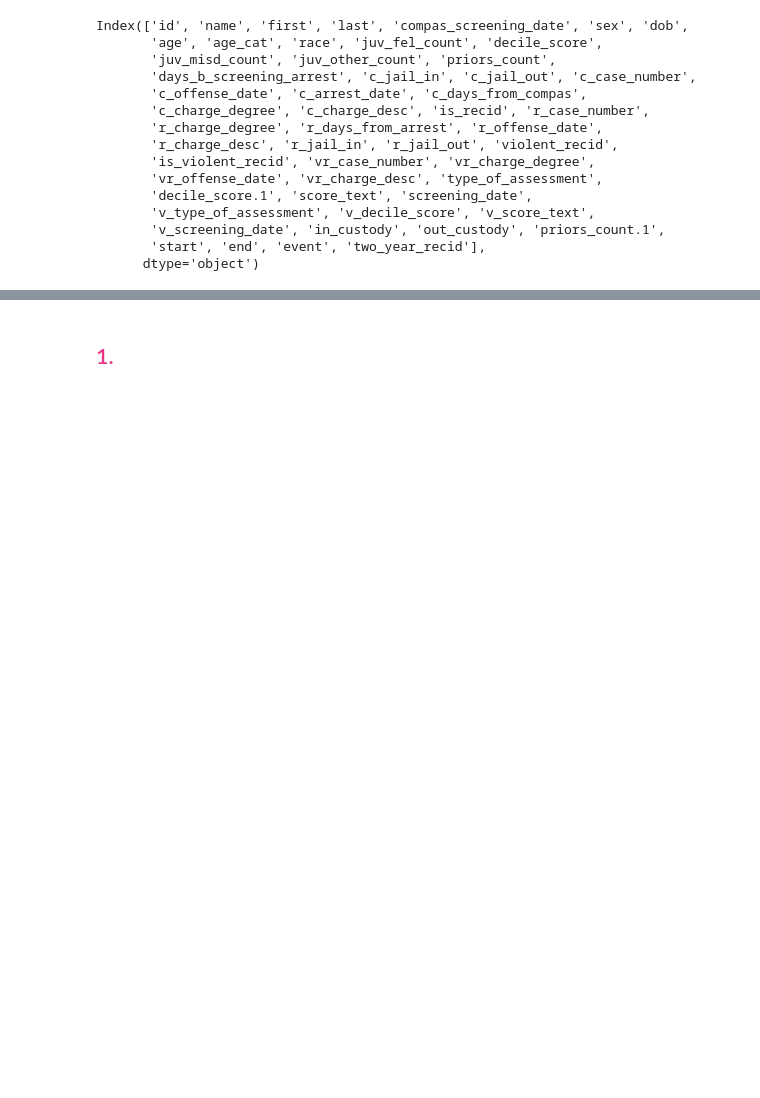
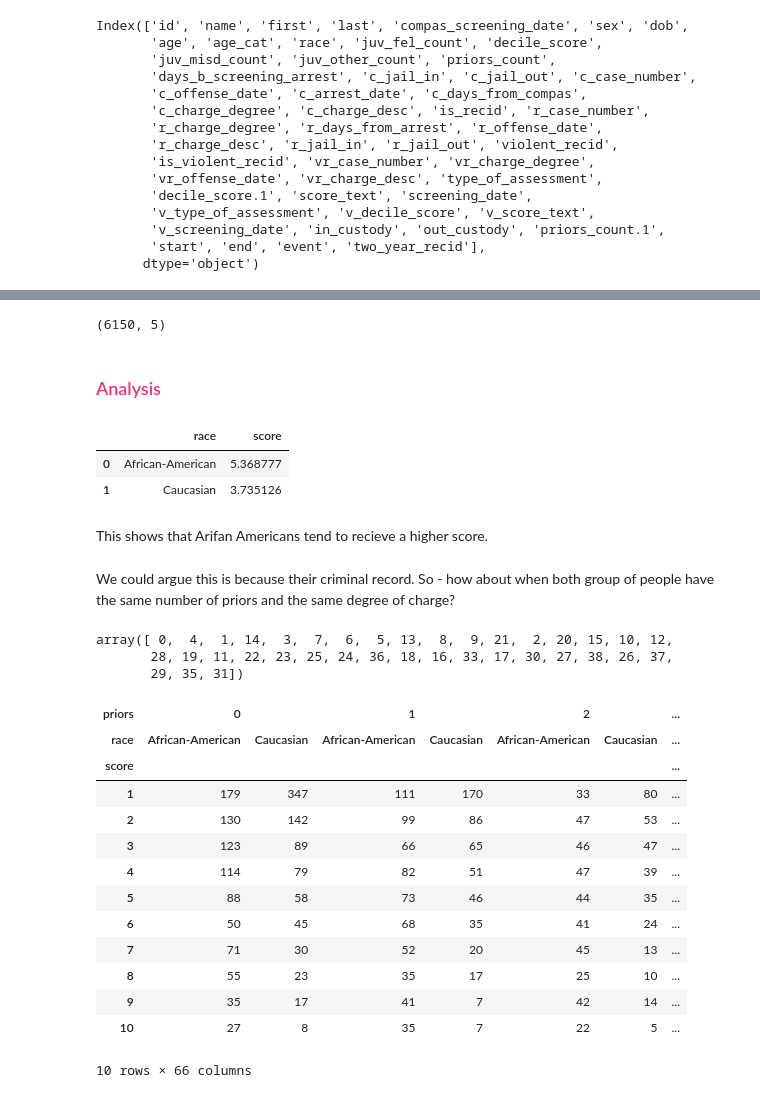
Before and after one commit to doomsdayhotel/COMPAS-analysis, a Jupyter notebook: COMPAS Project.ipynb, the cells around one changed output, grey strips where cells are left out. Saved outputs shown, nothing was run; the diff lists cells and outputs as text; code cells hidden in the pictures; blank space fills up the shorter version.

Commit message:
data prep and analysis for q1

```diff
--- a/COMPAS Project.ipynb
+++ b/COMPAS Project.ipynb
@@ -46,0 +71,3 @@ Index(['id', 'name', 'first', 'last', 'compas_screening_date', 'sex', 'dob',
+# %%
+df_q1 = df[['id', 'race', 'decile_score', 'priors_count', 'c_charge_degree']]
+df_q1.head()
@@ -46,0 +81,3 @@ Index(['id', 'name', 'first', 'last', 'compas_screening_date', 'sex', 'dob',
+# %%
+df_q1.rename(columns = {'decile_score':'score', 'priors_count' : 'priors', 'c_charge_degree' : 'charge_degree'}, inplace = True)
+df_q1.head()
@@ -92,0 +111,7 @@ Steps for analysis:
+# %%
+keep = ['Other', 'Hispanic',
+       'Native American', 'Asian']
+# %%
+#only keep Caucasian and Afican American
+df_q1 = df_q1[~df_q1['race'].isin(keep)]
+df_q1.head()
@@ -93,2 +125,40 @@ Steps for analysis:
+# %%
+df_q1.shape
+# %% [output]
+(6150, 5)
 # %% [markdown]
-## <font color='#eb3483'> 1.  </font>
+### <font color='#eb3483'> Analysis </font>
+# %%
+mean_by_race = df_q1[['race', 'score']].groupby("race", as_index=False).mean()
+mean_by_race
+# %% [output]
+|  | race | score |
+| 0 | African-American | 5.368777 |
+| 1 | Caucasian | 3.735126 |
+# %% [markdown]
+This shows that Arifan Americans tend to recieve a higher score.
+# %% [markdown]
+We could argue this is because their criminal record. So - how about when both group of people have the same number of priors and the same degree of charge?
+# %%
+df_q1['priors'].unique()
+# %% [output]
+array([ 0,  4,  1, 14,  3,  7,  6,  5, 13,  8,  9, 21,  2, 20, 15, 10, 12,
+       28, 19, 11, 22, 23, 25, 24, 36, 18, 16, 33, 17, 30, 27, 38, 26, 37,
+       29, 35, 31])
+# %%
+pd.crosstab(df_q1.score, [df_q1.priors, df_q1.race], rownames=['score'], colnames=['priors', 'race'])
+# %% [output]
+| priors | 0 |  | 1 |  | 2 |  | ... |
+| race | African-American | Caucasian | African-American | Caucasian | African-American | Caucasian | ... |
+| score |  |  |  |  |  |  | ... |
+| 1 | 179 | 347 | 111 | 170 | 33 | 80 | ... |
+| 2 | 130 | 142 | 99 | 86 | 47 | 53 | ... |
+| 3 | 123 | 89 | 66 | 65 | 46 | 47 | ... |
+| 4 | 114 | 79 | 82 | 51 | 47 | 39 | ... |
+| 5 | 88 | 58 | 73 | 46 | 44 | 35 | ... |
+| 6 | 50 | 45 | 68 | 35 | 41 | 24 | ... |
+| 7 | 71 | 30 | 52 | 20 | 45 | 13 | ... |
+| 8 | 55 | 23 | 35 | 17 | 25 | 10 | ... |
+| 9 | 35 | 17 | 41 | 7 | 42 | 14 | ... |
+| 10 | 27 | 8 | 35 | 7 | 22 | 5 | ... |
+10 rows × 66 columns
```
Also changed, not shown: parts of 20 cells of this notebook.
